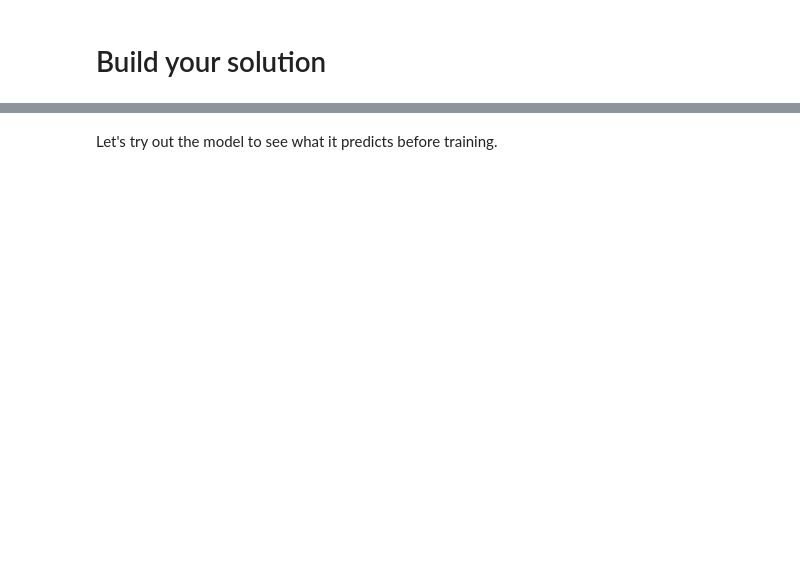
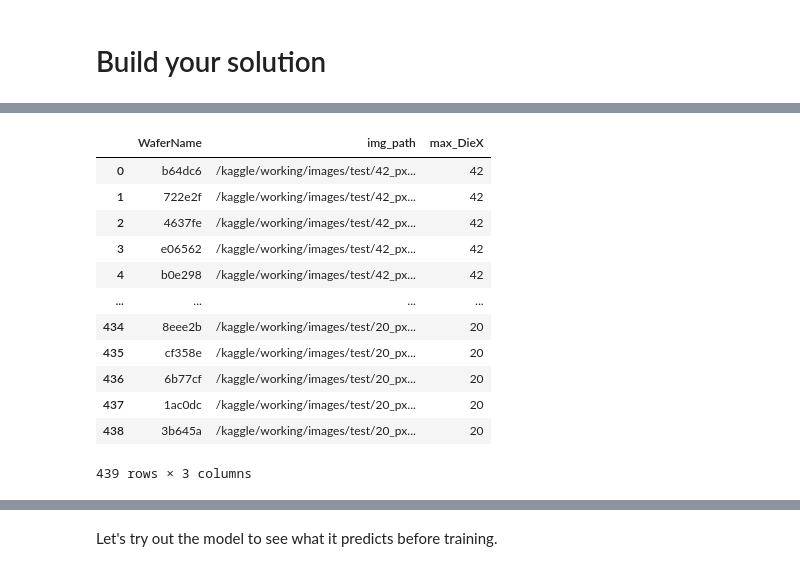
Before and after one commit to Tuchdov/scratch_detection_assignment, a Jupyter notebook: scratch_detect_experimental.ipynb, the cells around one changed output, grey strips where cells are left out. Cells and saved outputs as stored; diff of their text form; code cells hidden in the pictures; blank space fills up the shorter version.

```diff
--- a/scratch_detect_experimental.ipynb
+++ b/scratch_detect_experimental.ipynb
@@ -199,12 +199,9 @@ df_wafers_analysis
 # %%
-
-
 df_aggr = df_wafers_analysis.groupby(['WaferName']).aggregate(
     {'DieX': 'max', 'DieY': 'max',
      'WaferName': 'count', 'IsGoodDie': 'sum',
      'IsScratchDie':'sum',
       'IsInked': 'sum'
-
     }).rename(columns={
     'DieX':'max_DieX',
     'WaferName': 'total_dies',
@@ -217,8 +214,11 @@ df_aggr = df_wafers_analysis.groupby(['WaferName']).aggregate(
 df_aggr["isScratched"] =  df_aggr["num_scratch_dies"] > 0
 df_aggr["GoodDieRatio"] =  df_aggr["num_good_dies"] / df_aggr["total_dies"]
 
-
-
+df_test_prep = df_wafers_test.groupby(['WaferName']).aggregate(
+    {'DieX': 'max'
+    }).rename(columns ={
+    'DieX':'max_DieX'
+} )
 
 df_aggr
 #df_agr.set_index('WaferName')
@@ -456 +430,21 @@ df_test
 439 rows × 1 columns
+# %%
+df_test_prep.reset_index(inplace=True)
+# %%
+df_test = df_test.merge(df_test_prep,on = 'WaferName')
+# %%
+df_test
+# %% [output]
+|  | WaferName | img_path | max_DieX |
+| 0 | b64dc6 | /kaggle/working/images/test/42_px... | 42 |
+| 1 | 722e2f | /kaggle/working/images/test/42_px... | 42 |
+| 2 | 4637fe | /kaggle/working/images/test/42_px... | 42 |
+| 3 | e06562 | /kaggle/working/images/test/42_px... | 42 |
+| 4 | b0e298 | /kaggle/working/images/test/42_px... | 42 |
+| ... | ... | ... | ... |
+| 434 | 8eee2b | /kaggle/working/images/test/20_px... | 20 |
+| 435 | cf358e | /kaggle/working/images/test/20_px... | 20 |
+| 436 | 6b77cf | /kaggle/working/images/test/20_px... | 20 |
+| 437 | 1ac0dc | /kaggle/working/images/test/20_px... | 20 |
+| 438 | 3b645a | /kaggle/working/images/test/20_px... | 20 |
+439 rows × 3 columns
```
Also changed, not shown: parts of 87 cells of this notebook.
